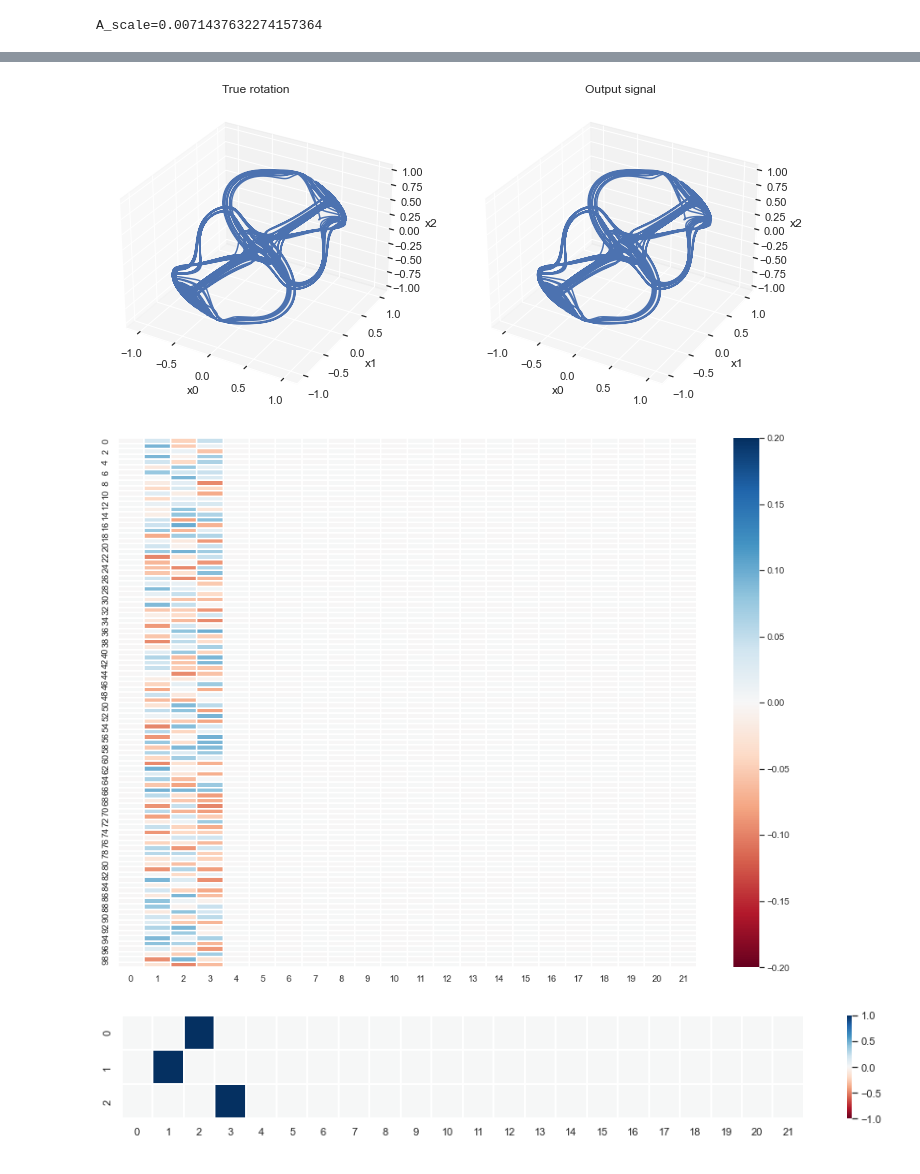
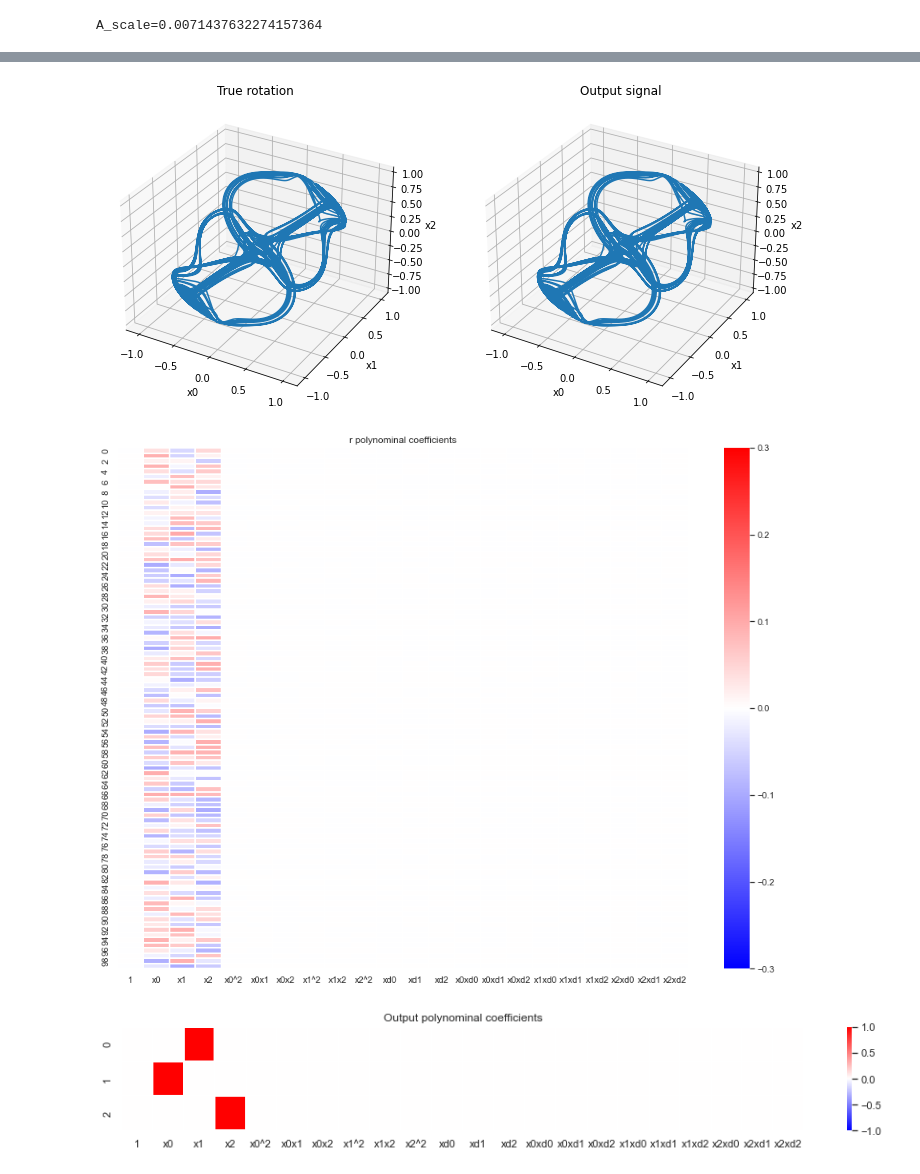
Before and after one commit to miyosuda/rc_programming, a Jupyter notebook: main0.ipynb, the cells around one changed output, grey strips where cells are left out. Saved outputs shown, nothing was run; the diff lists cells and outputs as text; code cells hidden in the pictures.

```diff
--- a/main0.ipynb
+++ b/main0.ipynb
@@ -128,8 +126,8 @@ expr = A_s_inv * (expr0 - expr1) + (1 / gamma) * (A_s_inv * A_s_inv) * expr2_3
 x_zero = [0] * x_dim
 x_dot_zero = [0] * x_dim
 
-# TODO: 名前変えておく
-degree = 2
+# Taylor series degree
+series_degree = 2
 # %%
 def get_poly_dict(p, var_list):
     """
@@ -229,7 +227,7 @@ for r_index in range(r_dim):
     r_ex = mv_series(expr[r_index,0],
                      x_list + x_dot_list,
                      x_zero + x_dot_zero,
-                     degree)
+                     series_degree)
 
     # Using sympy instead of symengine for poly().
     #p_c = smp.poly(r_ex, xs + x_dots)
@@ -371,7 +369,7 @@ import matplotlib.pyplot as plt
 # %%
 fig = plt.figure(figsize=(12,6))
 
-plt.rcParams['axes.facecolor'] = 'white' # Or any suitable colour...
+plt.rcParams['axes.facecolor'] = 'white'
 
 ax = fig.add_subplot(121, projection='3d')
 
@@ -380,10 +378,6 @@ ax.set_title('True rotation')
 ax.set_xlabel("x0")
 ax.set_ylabel("x1")
 ax.set_zlabel("x2")
-
-#ax.axes.xaxis.set_ticklabels([])
-#ax.axes.yaxis.set_ticklabels([])
-#ax.axes.zaxis.set_ticklabels([])
 
 # Swap x and y axis
 ax.plot(input_xs[:,1],
@@ -398,10 +392,6 @@ ax.set_xlabel("x0")
 ax.set_ylabel("x1")
 ax.set_zlabel("x2")
 
-#ax.axes.xaxis.set_ticklabels([])
-#ax.axes.yaxis.set_ticklabels([])
-#ax.axes.zaxis.set_ticklabels([])
-
 ax.plot(ys[:,0],
         ys[:,1],
         ys[:,2])
@@ -411,20 +401,41 @@ plt.savefig('docs/thomas_rotation.png')
 
 plt.show()
 # %% [output]
-[figure, old version]
+[figure, new version]
+# %%
+def get_term_name(degrees):
+    if sum(degrees) == 0:
+        return '1'
+
+    ret = ''
+    for i,degree in enumerate(degrees):
+        if degree > 0:
+            if i < len(degrees) // 2:
+                ret += f'x{i}'
+            else:
+                ret += f'xd{i-len(degrees)//2}'
+            if degree >= 2:
+                ret += f'^{degree}'
+    return ret
 # %%
 import seaborn as sns
 
+xticklabels=[get_term_name(degrees) for degrees in degrees_list]
+
 sns.set(rc = {'figure.figsize':(16,12)})
-sns.heatmap(all_coeffs, cmap='RdBu', linewidths=0.005, vmin=-0.2, vmax=0.2)
+
+plt.title('r polynominal coefficients')
+sns.heatmap(all_coeffs, cmap='bwr', linewidths=0.005, vmin=-0.3, vmax=0.3,
+            xticklabels=xticklabels)
 plt.show()
 # %% [output]
-[figure, old version]
+[figure, new version]
 # %%
 sns.set(rc = {'figure.figsize':(16,2)})
-sns.heatmap(target_coeffs, cmap='RdBu', linewidths=0.005, vmin=-1, vmax=1,
-            #xticklabels=['1', 'x0']
-           )
+
+plt.title('Output polynominal coefficients')
+sns.heatmap(target_coeffs, cmap='bwr', linewidths=0.005, vmin=-1, vmax=1,
+            xticklabels=xticklabels)
 plt.show()
 # %% [output]
-[figure, old version]
+[figure, new version]
```
Also changed, not shown: parts of 4 cells of this notebook, 3 other files.
